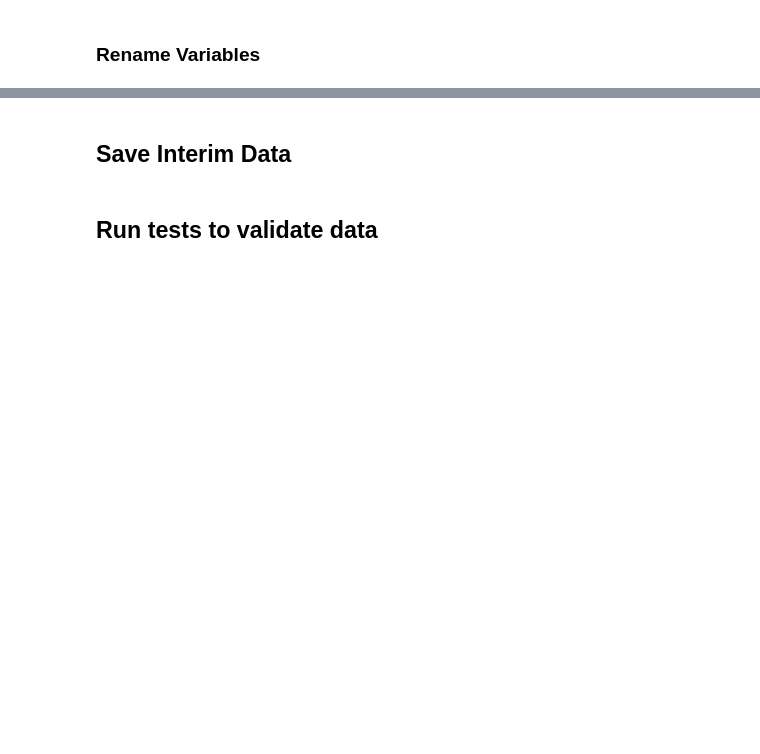
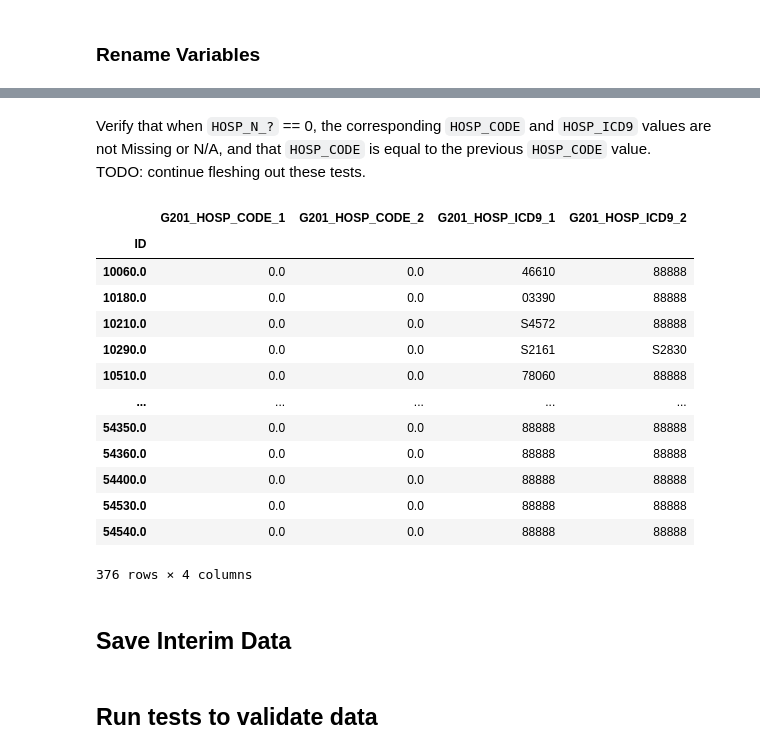
Before and after one commit to matt-humphrey/Injuries-and-Incidents, a Jupyter notebook: notebooks/g201.ipynb, the cells around one changed output, grey strips where cells are left out. Saved outputs shown, nothing was run; the diff lists cells and outputs as text; code cells hidden in the pictures; blank space fills up the shorter version.

```diff
--- a/notebooks/g201.ipynb
+++ b/notebooks/g201.ipynb
@@ -221,3 +435,23 @@ df = delete_variables(df, DELETE)
+# %% [markdown]
+Verify that when `HOSP_N_?` == 0, the corresponding `HOSP_CODE` and `HOSP_ICD9` values are not Missing or N/A, and that `HOSP_CODE` is equal to the previous `HOSP_CODE` value.
+TODO: continue fleshing out these tests.
+# %%
+df.loc[(df['G201_HOSP_N_1'] != 0) & (df['G201_HOSP_N_2'] == 0), ['G201_HOSP_CODE_1', 'G201_HOSP_CODE_2', 'G201_HOSP_ICD9_1', 'G201_HOSP_ICD9_2',]]
+# %% [output]
+|  | G201_HOSP_CODE_1 | G201_HOSP_CODE_2 | G201_HOSP_ICD9_1 | G201_HOSP_ICD9_2 |
+| ID |  |  |  |  |
+| 10060.0 | 0.0 | 0.0 | 46610 | 88888 |
+| 10180.0 | 0.0 | 0.0 | 03390 | 88888 |
+| 10210.0 | 0.0 | 0.0 | S4572 | 88888 |
+| 10290.0 | 0.0 | 0.0 | S2161 | S2830 |
+| 10510.0 | 0.0 | 0.0 | 78060 | 88888 |
+| ... | ... | ... | ... | ... |
+| 54350.0 | 0.0 | 0.0 | 88888 | 88888 |
+| 54360.0 | 0.0 | 0.0 | 88888 | 88888 |
+| 54400.0 | 0.0 | 0.0 | 88888 | 88888 |
+| 54530.0 | 0.0 | 0.0 | 88888 | 88888 |
+| 54540.0 | 0.0 | 0.0 | 88888 | 88888 |
+376 rows × 4 columns
 # %% [markdown]
 ## Save Interim Data
 # %%
```
Also changed, not shown: parts of 51 cells of this notebook, 8 other files.
